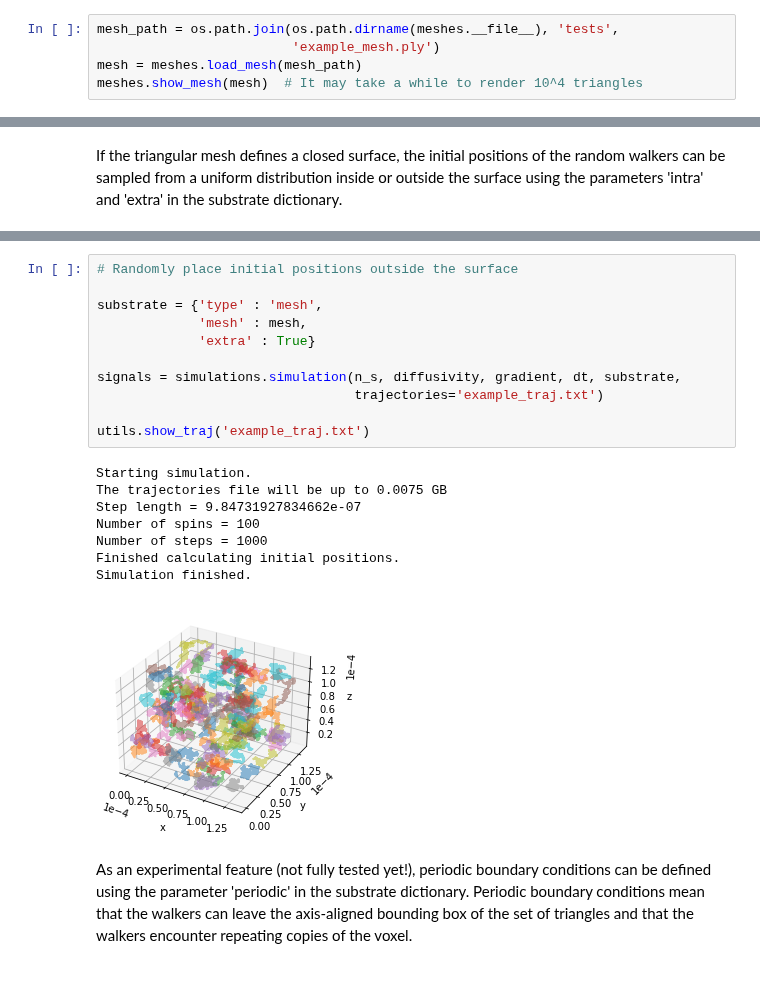
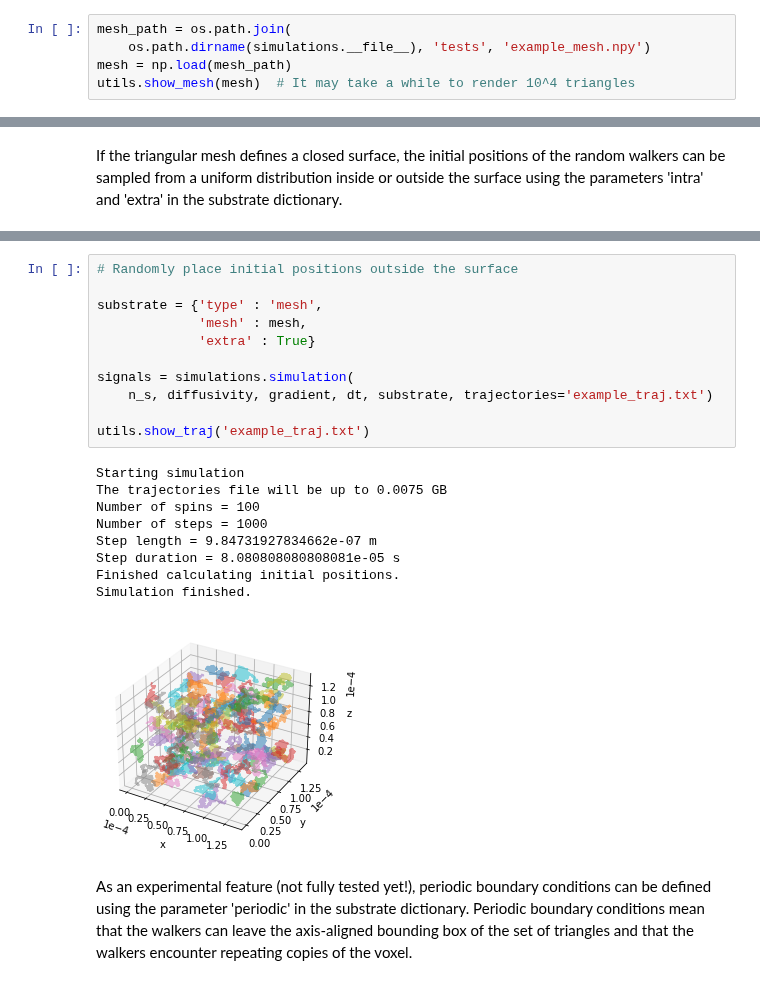
Before and after one commit to kerkelae/disimpy, a Jupyter notebook: docs/source/tutorial.ipynb, the cells around one changed output, grey strips where cells are left out. Cells and saved outputs as stored; diff of their text form.

Commit message:
removed meshes module, improved unit tests

```diff
--- a/docs/source/tutorial.ipynb
+++ b/docs/source/tutorial.ipynb
@@ -148,8 +150,8 @@ Diffusion inside arbitrary geometries can be simulated using triangular meshes.
 # %%
-mesh_path = os.path.join(os.path.dirname(meshes.__file__), 'tests',
-                         'example_mesh.ply')
-mesh = meshes.load_mesh(mesh_path)
-meshes.show_mesh(mesh)  # It may take a while to render 10^4 triangles
+mesh_path = os.path.join(
+    os.path.dirname(simulations.__file__), 'tests', 'example_mesh.npy')
+mesh = np.load(mesh_path)
+utils.show_mesh(mesh)  # It may take a while to render 10^4 triangles
 # %% [output]
 [figure]
 # %% [markdown]
@@ -196,23 +200,24 @@ Simulation finished.
 # %%
 # Randomly place initial positions outside the surface
 
 substrate = {'type' : 'mesh',
              'mesh' : mesh,
              'extra' : True}
 
-signals = simulations.simulation(n_s, diffusivity, gradient, dt, substrate,
-                                 trajectories='example_traj.txt')
+signals = simulations.simulation(
+    n_s, diffusivity, gradient, dt, substrate, trajectories='example_traj.txt')
 
 utils.show_traj('example_traj.txt')
 # %% [output]
-Starting simulation.
+Starting simulation
 The trajectories file will be up to 0.0075 GB
-Step length = 9.84731927834662e-07
 Number of spins = 100
 Number of steps = 1000
+Step length = 9.84731927834662e-07 m
+Step duration = 8.080808080808081e-05 s
 Finished calculating initial positions.
 Simulation finished.
-[figure, old version]
+[figure, new version]
 # %% [markdown]
 As an experimental feature (not fully tested yet!), periodic boundary conditions can be defined using the parameter 'periodic' in the substrate dictionary. Periodic boundary conditions mean that the walkers can leave the axis-aligned bounding box of the set of triangles and that the walkers encounter repeating copies of the voxel.
 # %%
```
Also changed, not shown: parts of 8 cells of this notebook, 19 other files.
